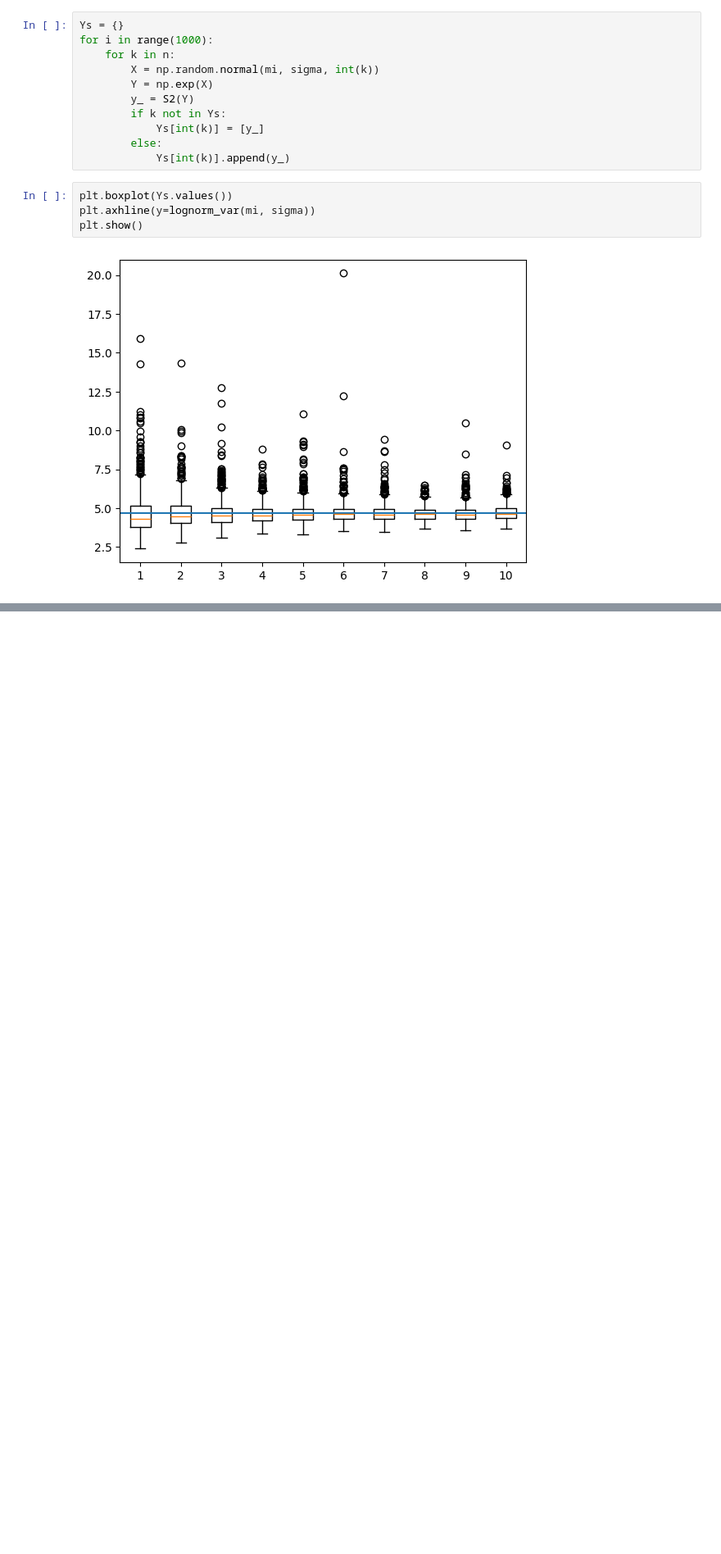
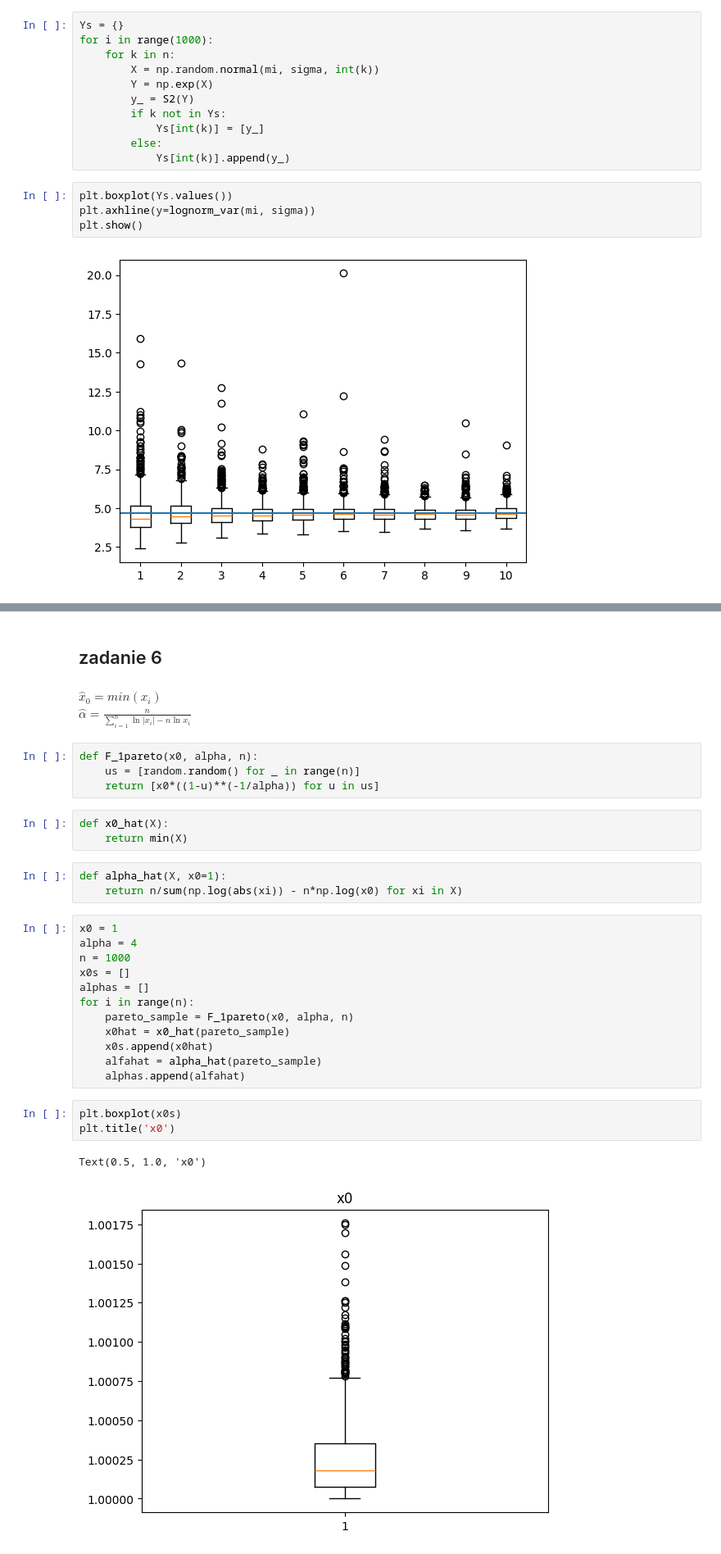
Before and after one commit to MariaNowacka/4-semestr, a Jupyter notebook: statystyka/lista4.ipynb, the cells around one changed output, grey strips where cells are left out. Shown at 82% size. Cells and saved outputs as stored; diff of their text form; blank space fills up the shorter version.

```diff
--- a/statystyka/lista4.ipynb
+++ b/statystyka/lista4.ipynb
@@ -271,0 +296,33 @@ plt.show()
+# %% [markdown]
+## zadanie 6
+# %% [markdown]
+$\hat{x}_0 = min(x_i)$ \
+$\hat\alpha = \frac{n}{\sum_{i=1}^n \ln|x_i| -n \ln x_i}$
+# %%
+def F_1pareto(x0, alpha, n):
+    us = [random.random() for _ in range(n)]
+    return [x0*((1-u)**(-1/alpha)) for u in us]
+# %%
+def x0_hat(X):
+    return min(X)
+# %%
+def alpha_hat(X, x0=1):
+    return n/sum(np.log(abs(xi)) - n*np.log(x0) for xi in X)
+# %%
+x0 = 1
+alpha = 4
+n = 1000
+x0s = []
+alphas = []
+for i in range(n):
+    pareto_sample = F_1pareto(x0, alpha, n)
+    x0hat = x0_hat(pareto_sample)
+    x0s.append(x0hat)
+    alfahat = alpha_hat(pareto_sample)
+    alphas.append(alfahat)
+# %%
+plt.boxplot(x0s)
+plt.title('x0')
+# %% [output]
+Text(0.5, 1.0, 'x0')
+[figure, added]
```
Also changed, not shown: parts of 26 cells of this notebook.
